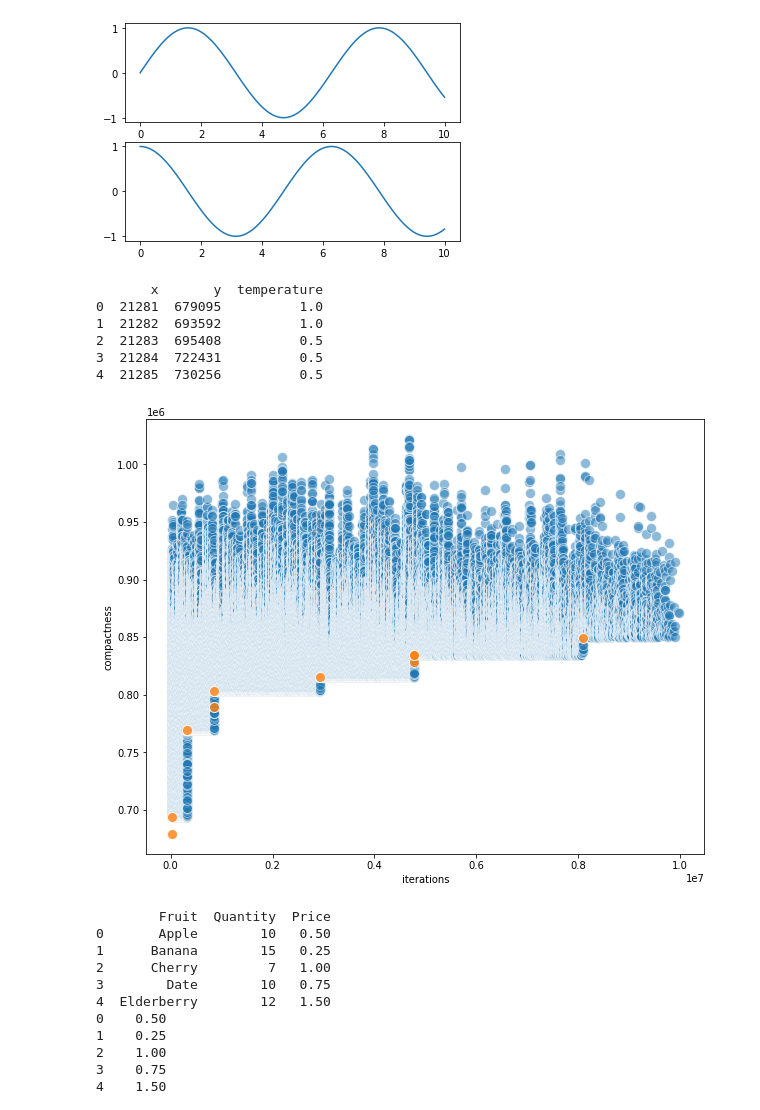
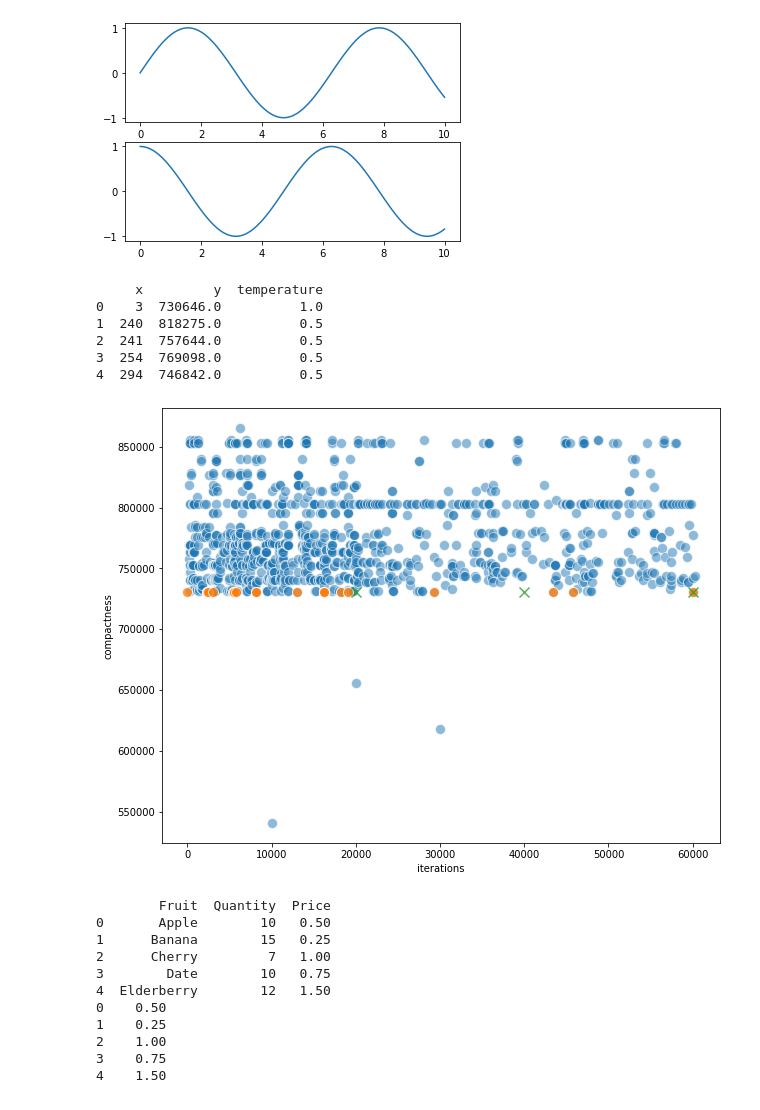
Before and after one commit to marwbrandao/SAIL, a Jupyter notebook: SA/test.ipynb, the cells around one changed output. Saved outputs shown, nothing was run; the diff lists cells and outputs as text; code cells hidden in the pictures.

```diff
--- a/SA/test.ipynb
+++ b/SA/test.ipynb
@@ -91,46 +91,46 @@ import pandas as pd
 import pandas as pd
 
 # Load the data from the csv file
-df = pd.read_csv('SA_graph_1.csv', header=None, names=['x', 'y', 'temperature'])
+df = pd.read_csv('SA_graph_2.csv', header=None, names=['x', 'y', 'temperature'])
 
 df1 = df[df['temperature'] == 1.0]
 df2 = df[df['temperature'] == 0.5]
 df3 = df[df['temperature'] == 2.0]
 
 
 # Check the first few rows of the DataFrame
 print(df.head())
 
 
 # Create a figure and axis with larger size
 fig, ax = plt.subplots(figsize=(10, 8))
 
 # Create a scatter plot with a color bar
 # Reduce point size to 20 (from 500) and alpha to 0.1 (from 0.6)
 
 
 
 sc2 = ax.scatter(df2['x'], df2['y'], alpha=0.5, edgecolors='w', s=100)
 sc1 = ax.scatter(df1['x'], df1['y'], alpha=0.8,  edgecolors='w', s=100)
 sc3 = ax.scatter(df3['x'], df3['y'], alpha=0.8,  marker='x', s=100)
 
 #cbar = fig.colorbar(sc)
 
 # Set labels
 ax.set_xlabel('iterations')
 ax.set_ylabel('compactness')
 #cbar.set_label('feasibility')
 
 # Show the plot
 plt.show()
 # %% [output]
-       x       y  temperature
-0  21281  679095          1.0
-1  21282  693592          1.0
-2  21283  695408          0.5
-3  21284  722431          0.5
-4  21285  730256          0.5
+     x         y  temperature
+0    3  730646.0          1.0
+1  240  818275.0          0.5
+2  241  757644.0          0.5
+3  254  769098.0          0.5
+4  294  746842.0          0.5
-[figure, old version]
+[figure, new version]
 # %%
 import pandas as pd
 # Read a CSV file
```
Also changed, not shown: 11 other files.
